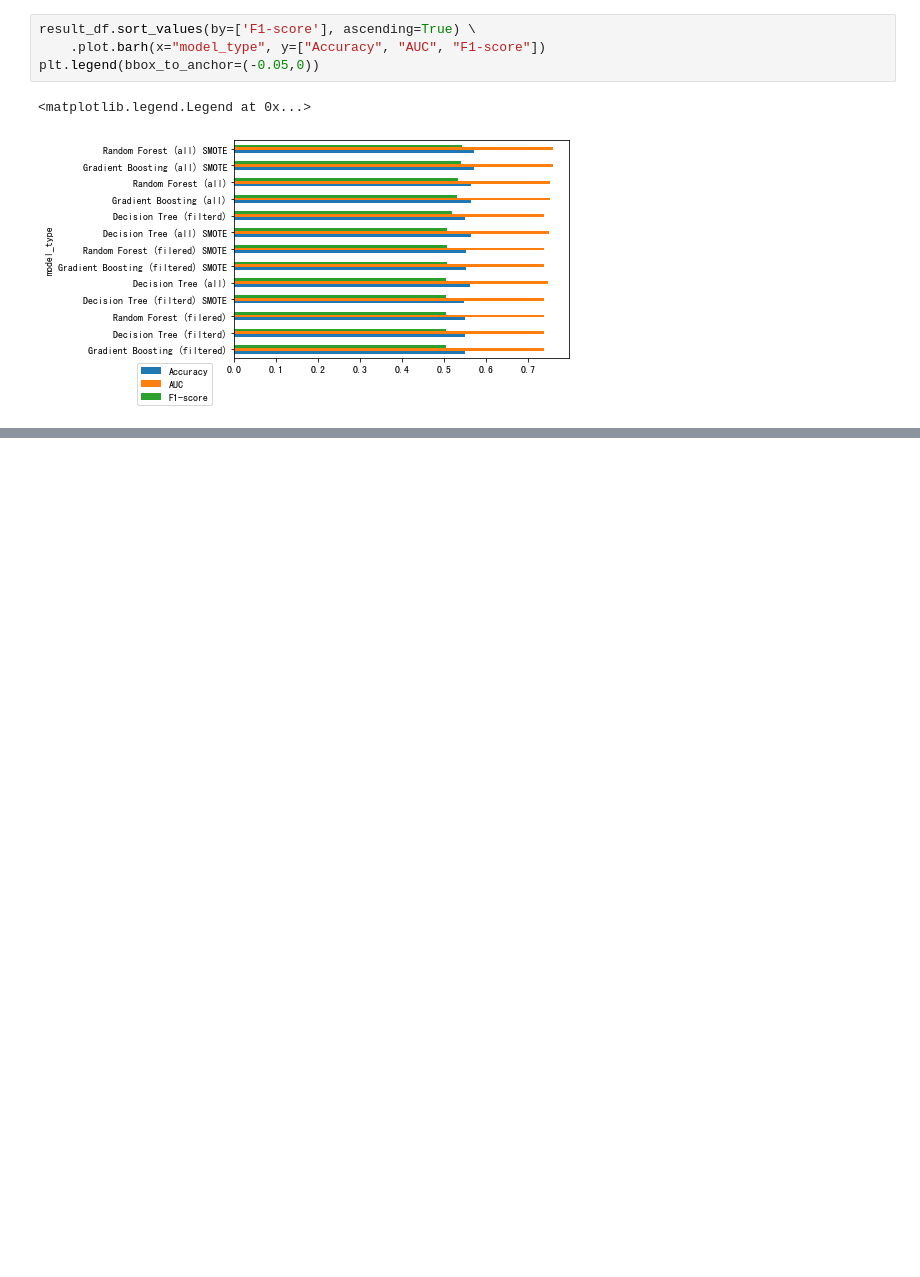
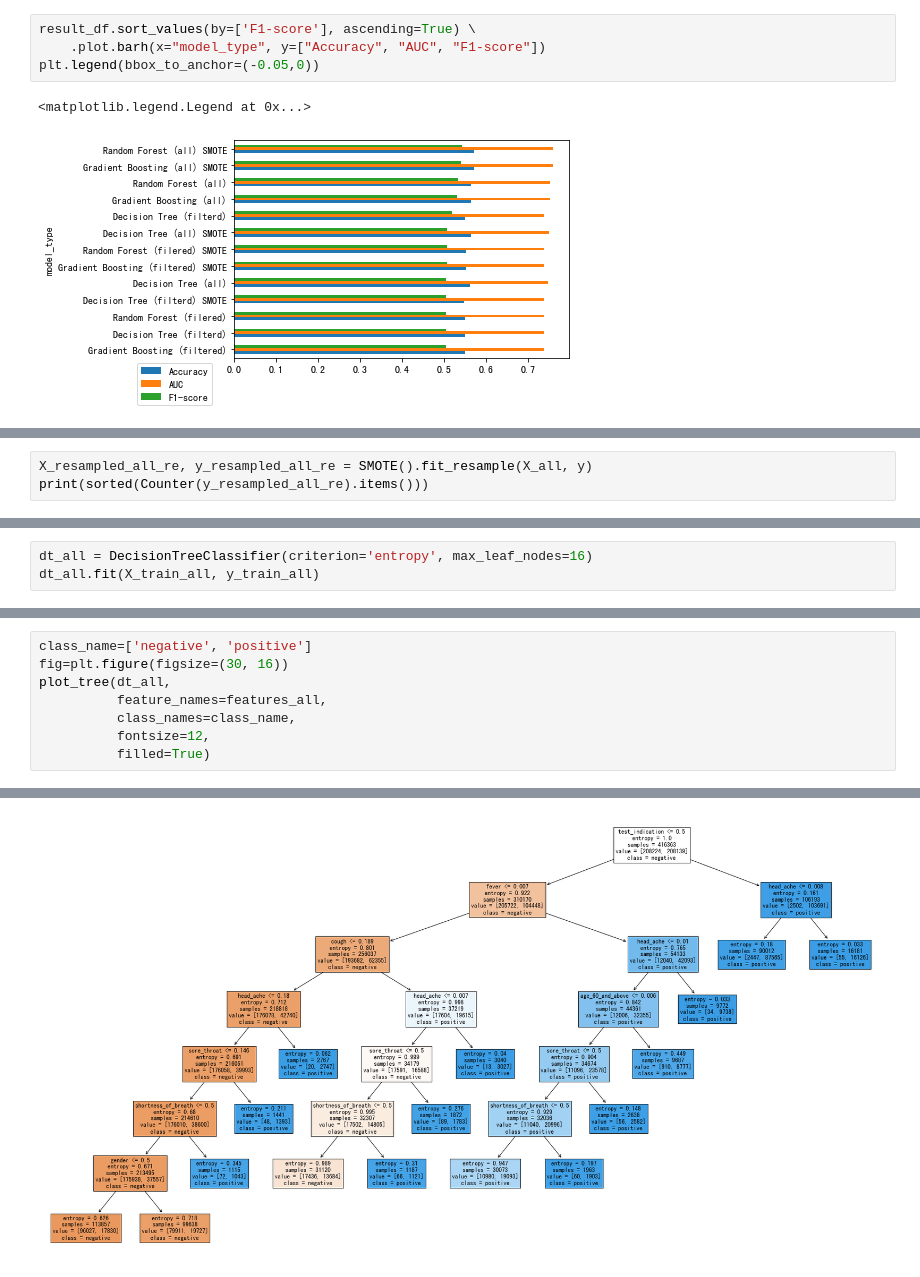
Before and after one commit to oraclekaia/dm, a Jupyter notebook: project1.ipynb, the cells around one changed output, grey strips where cells are left out. Cells and saved outputs as stored; diff of their text form; blank space fills up the shorter version.

```diff
--- a/project1.ipynb
+++ b/project1.ipynb
@@ -2303,0 +2527,3 @@ plt.legend(bbox_to_anchor=(-0.05,0))
+# %%
+X_resampled_all_re, y_resampled_all_re = SMOTE().fit_resample(X_all, y)
+print(sorted(Counter(y_resampled_all_re).items()))
@@ -2303,0 +2803,3 @@ plt.legend(bbox_to_anchor=(-0.05,0))
+# %%
+dt_all = DecisionTreeClassifier(criterion='entropy', max_leaf_nodes=16)
+dt_all.fit(X_train_all, y_train_all)
@@ -2303,0 +2836,9 @@ plt.legend(bbox_to_anchor=(-0.05,0))
+# %%
+class_name=['negative', 'positive']
+fig=plt.figure(figsize=(30, 16))
+plot_tree(dt_all,
+          feature_names=features_all,
+          class_names=class_name,
+          fontsize=12,
+          filled=True)
+# %% [output]
@@ -2303,0 +2862 @@ plt.legend(bbox_to_anchor=(-0.05,0))
+[figure, added]
```
Also changed, not shown: parts of 78 cells of this notebook.
